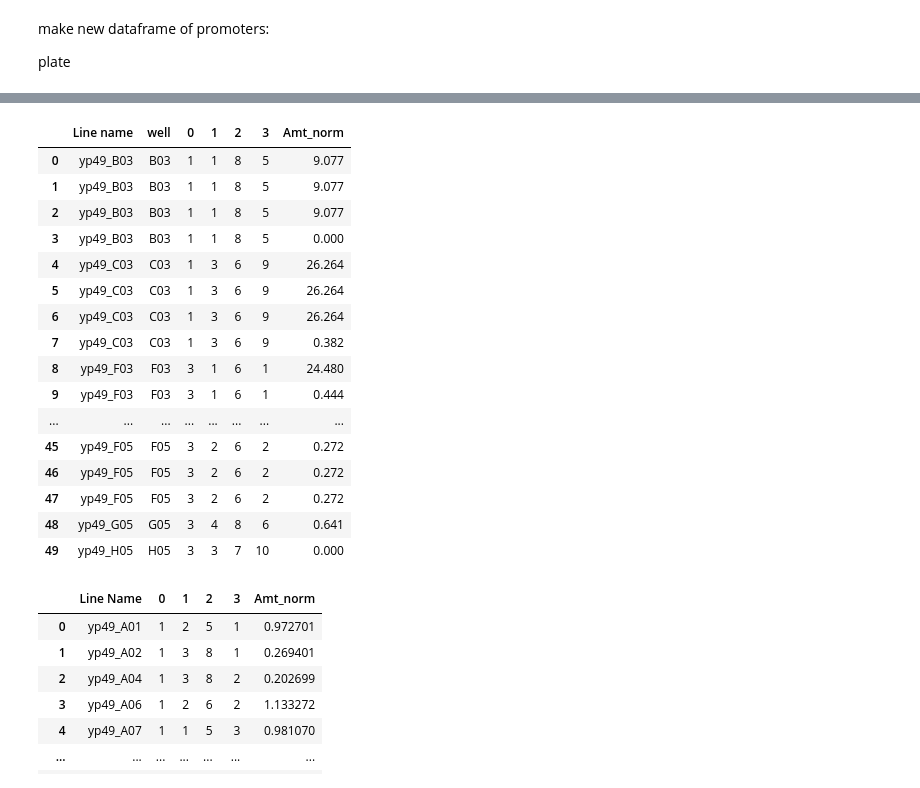
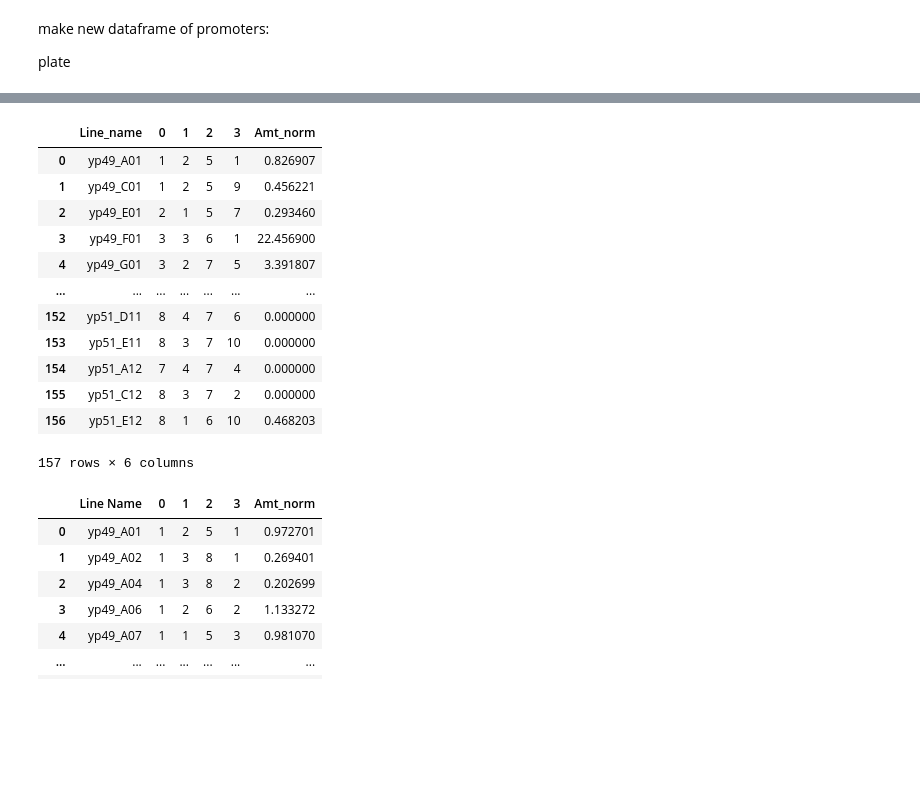
Before and after one commit to hiyama341/ConStrain, a Jupyter notebook: notebooks/5-TEST-Library_Characterization.ipynb, the cells around one changed output, grey strips where cells are left out. Saved outputs shown, nothing was run; the diff lists cells and outputs as text; code cells hidden in the pictures; blank space fills up the shorter version.

```diff
--- a/notebooks/5-TEST-Library_Characterization.ipynb
+++ b/notebooks/5-TEST-Library_Characterization.ipynb
@@ -1093,7 +1123,7 @@ len(templates)
 # %%
 %%time
 
-df_alignment = pairwise_alignment_of_templates(good_samples,templates)
+df_alignment = pairwise_alignment_of_templates(good_samples,templates, primers_for_seq)
 #df_alignment = pairwise_alignment_of_templates(reads,templates )
 
 df_alignment
@@ -1337,6 +1351,7 @@ promoter_genotype_relationship
 # %%
 promoter_genotype_relationship.columns = ['plate', 'well', '0','1', '2', '3',  'Amt_uM_Strictosidine', 'Amt_norm']
-promoter_genotype_relationship['Line name'] = promoter_genotype_relationship['plate'] + '_' + promoter_genotype_relationship['well']
-promoter_genotype_relationship_for_ml = promoter_genotype_relationship[['Line Name', '0','1', '2', '3', 'Amt_norm']]
-promoter_genotype_relationship_for_ml.head
+#promoter_genotype_relationship['Line_name'] = promoter_genotype_relationship['plate'] + '_' + promoter_genotype_relationship['well']
+promoter_genotype_relationship
+#promoter_genotype_relationship_for_ml = promoter_genotype_relationship[['Line Name', '0','1', '2', '3', 'Amt_norm']]
+#promoter_genotype_relationship_for_ml.head
 # %% [output]
@@ -1355,0 +1371,2 @@ promoter_genotype_relationship_for_ml.head
+# %%
+promoter_genotype_relationship['Line_name'] = promoter_genotype_relationship['plate'] + '_' + promoter_genotype_relationship['well']
@@ -1356,23 +1389,21 @@ promoter_genotype_relationship_for_ml.head
+# %%
+promoter_genotype_relationship_for_ml = promoter_genotype_relationship[['Line_name', '0','1', '2', '3', 'Amt_norm']]
 # %%
-promoter_genotype_relationship_for_ml.head(50)
+promoter_genotype_relationship_for_ml
 # %% [output]
-|  | Line name | well | 0 | 1 | 2 | 3 | Amt_norm |
-| 0 | yp49_B03 | B03 | 1 | 1 | 8 | 5 | 9.077 |
-| 1 | yp49_B03 | B03 | 1 | 1 | 8 | 5 | 9.077 |
-| 2 | yp49_B03 | B03 | 1 | 1 | 8 | 5 | 9.077 |
-| 3 | yp49_B03 | B03 | 1 | 1 | 8 | 5 | 0.000 |
-| 4 | yp49_C03 | C03 | 1 | 3 | 6 | 9 | 26.264 |
-| 5 | yp49_C03 | C03 | 1 | 3 | 6 | 9 | 26.264 |
-| 6 | yp49_C03 | C03 | 1 | 3 | 6 | 9 | 26.264 |
-| 7 | yp49_C03 | C03 | 1 | 3 | 6 | 9 | 0.382 |
-| 8 | yp49_F03 | F03 | 3 | 1 | 6 | 1 | 24.480 |
-| 9 | yp49_F03 | F03 | 3 | 1 | 6 | 1 | 0.444 |
-| ... | ... | ... | ... | ... | ... | ... | ... |
-| 45 | yp49_F05 | F05 | 3 | 2 | 6 | 2 | 0.272 |
-| 46 | yp49_F05 | F05 | 3 | 2 | 6 | 2 | 0.272 |
-| 47 | yp49_F05 | F05 | 3 | 2 | 6 | 2 | 0.272 |
-| 48 | yp49_G05 | G05 | 3 | 4 | 8 | 6 | 0.641 |
-| 49 | yp49_H05 | H05 | 3 | 3 | 7 | 10 | 0.000 |
+|  | Line_name | 0 | 1 | 2 | 3 | Amt_norm |
+| 0 | yp49_A01 | 1 | 2 | 5 | 1 | 0.826907 |
+| 1 | yp49_C01 | 1 | 2 | 5 | 9 | 0.456221 |
+| 2 | yp49_E01 | 2 | 1 | 5 | 7 | 0.293460 |
+| 3 | yp49_F01 | 3 | 3 | 6 | 1 | 22.456900 |
+| 4 | yp49_G01 | 3 | 2 | 7 | 5 | 3.391807 |
+| ... | ... | ... | ... | ... | ... | ... |
+| 152 | yp51_D11 | 8 | 4 | 7 | 6 | 0.000000 |
+| 153 | yp51_E11 | 8 | 3 | 7 | 10 | 0.000000 |
+| 154 | yp51_A12 | 7 | 4 | 7 | 4 | 0.000000 |
+| 155 | yp51_C12 | 8 | 3 | 7 | 2 | 0.000000 |
+| 156 | yp51_E12 | 8 | 1 | 6 | 10 | 0.468203 |
+157 rows × 6 columns
 # %%
 input_for_ml = pd.read_csv('../notebooks/input_for_ml.csv')
 input_for_ml
```
Also changed, not shown: parts of 33 cells of this notebook, 2 other files.
